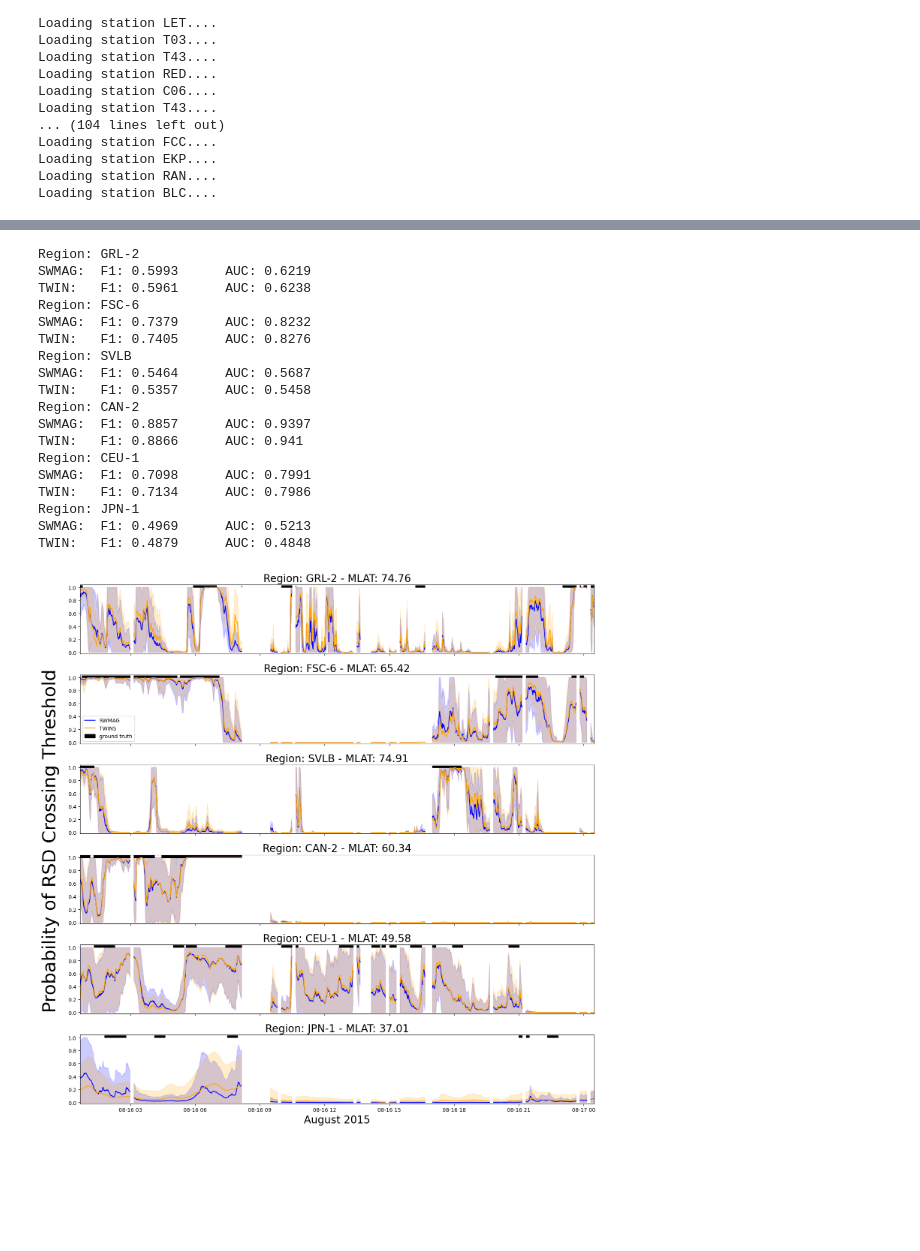
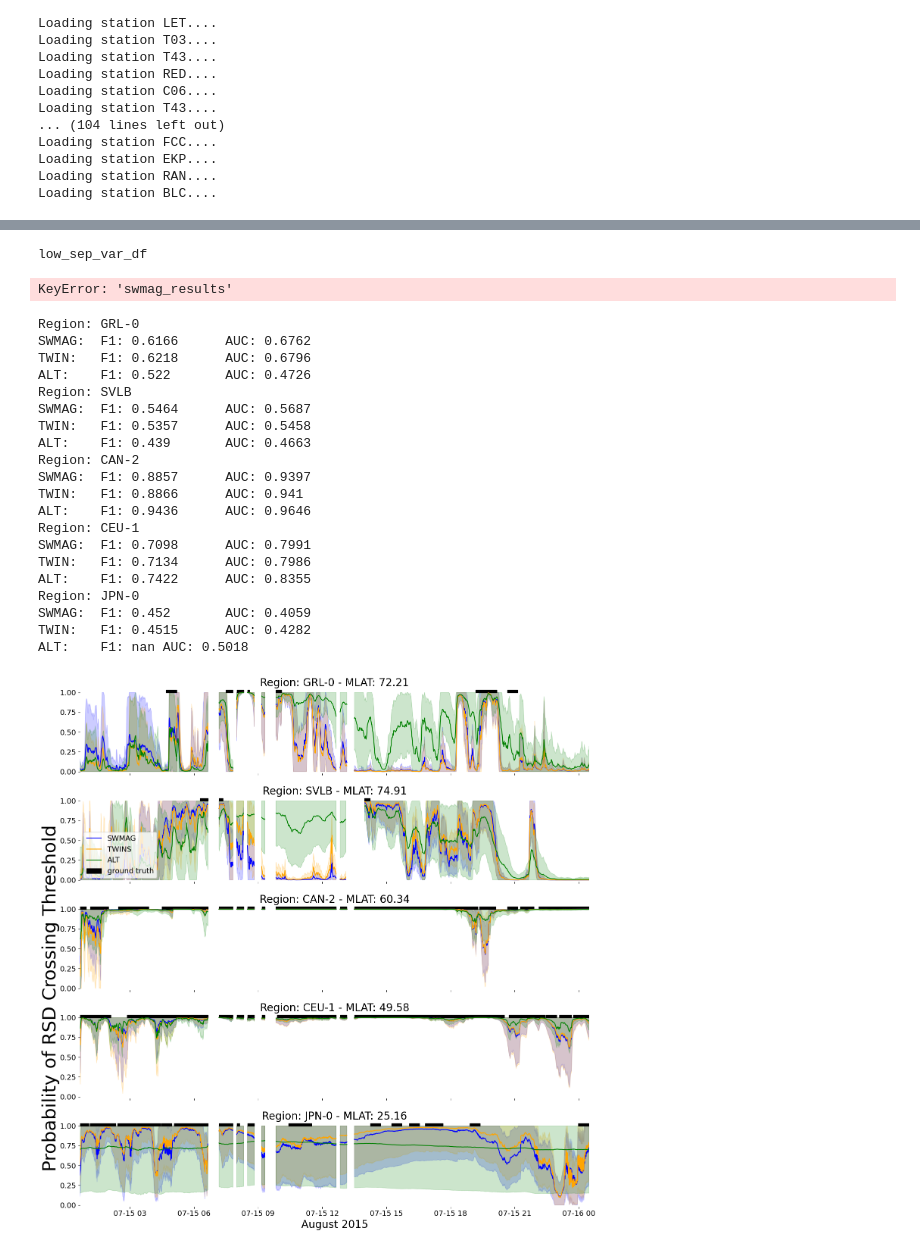
Before and after one commit to mikecoughlan/including_ion_temp_maps, a Jupyter notebook: examining_results.ipynb, the cells around one changed output, grey strips where cells are left out. Cells and saved outputs as stored; diff of their text form; code cells hidden in the pictures; blank space fills up the shorter version.

Commit message:
plotting updates

```diff
--- a/examining_results.ipynb
+++ b/examining_results.ipynb
@@ -71,20 +752,31 @@ Loading station BLC....
 # %%
-swmag_auc, maxpool_auc, alt_auc, swmag_roc, maxpool_roc, alt_maxpool, mean_lat = [], [], [], [], [], [], []
+swmag_auc, maxpool_auc, alt_auc, alt_v2_auc, dbht_auc, swmag_roc, maxpool_roc, alt_roc, alt_v2_roc, dbht_roc, mean_lat = [], [], [], [], [], [], [], [], [], [], []
 for key in results.keys():
-
+	print(key)
 	roc = roc_curve(y_true=results[key]['swmag_results']['actual'], y_score=results[key]['swmag_results']['predicted_mean'])
 	swmag_roc.append(auc(roc[0], roc[1]))
 	roc = roc_curve(y_true=results[key]['twins_results']['actual'], y_score=results[key]['twins_results']['predicted_mean'])
 	maxpool_roc.append(auc(roc[0], roc[1]))
 	roc = roc_curve(y_true=results[key]['alt_results']['actual'], y_score=results[key]['alt_results']['predicted_mean'])
-	alt_maxpool.append(auc(roc[0], roc[1]))
+	alt_roc.append(auc(roc[0], roc[1]))
+	roc = roc_curve(y_true=results[key]['alt_v2']['actual'], y_score=results[key]['alt_v2']['predicted_mean'])
+	alt_v2_roc.append(auc(roc[0], roc[1]))
+	roc = roc_curve(y_true=results[key]['dbht']['actual'], y_score=results[key]['dbht']['predicted_mean'])
+	dbht_roc.append(auc(roc[0], roc[1]))
 	prec, rec, __ = precision_recall_curve(y_true=results[key]['swmag_results']['actual'], probas_pred=results[key]['swmag_results']['predicted_mean'])
 	swmag_auc.append(auc(rec, prec))
 	prec, rec, __ = precision_recall_curve(y_true=results[key]['twins_results']['actual'], probas_pred=results[key]['twins_results']['predicted_mean'])
 	maxpool_auc.append(auc(rec, prec))
 	prec, rec, __ = precision_recall_curve(y_true=results[key]['alt_results']['actual'], probas_pred=results[key]['alt_results']['predicted_mean'])
 	alt_auc.append(auc(rec, prec))
+	prec, rec, __ = precision_recall_curve(y_true=results[key]['alt_v2']['actual'], probas_pred=results[key]['alt_v2']['predicted_mean'])
+	alt_v2_auc.append(auc(rec, prec))
+	prec, rec, __ = precision_recall_curve(y_true=results[key]['dbht']['actual'], probas_pred=results[key]['dbht']['predicted_mean'])
+	dbht_auc.append(auc(rec, prec))
 	mean_lat.append(results[key]['mean_lat'])
+# %% [output]
+low_sep_var_df
+KeyError: 'swmag_results'
 # %%
 swmag_plot_df = pd.DataFrame({'mean_lat':mean_lat, 'swmag_auc':swmag_auc, 'swmag_roc':swmag_roc})
 maxpool_plot_df = pd.DataFrame({'mean_lat':mean_lat, 'twins_auc':maxpool_auc, 'twins_roc':maxpool_roc})
@@ -98,16 +794,19 @@ selected_region = 'FSC-6'
 
 def preparing_results_plotting(region, start_date, end_date):
 
-	list_oversampled = ['JPN-0', 'GRL-1', 'GRL-2', 'SVLB']
+	list_oversampled = ['JPN-0', 'GRL-1', 'GRL-2', 'SVLB', 'JPN-1']
 	if region in list_oversampled:
 		swmag_results = pd.read_feather(f'outputs/rsd/non_twins_modeling_region_{region}_version_swmag_v6-oversampling.feather')
 		twins_results = pd.read_feather(f'outputs/rsd/twins_modeling_region_{region}_version_twins_v_maxpooling_oversampling.feather')
+		alt_results = pd.read_feather(f'outputs/rsd/twins_modeling_region_{region}_version_twins_alt_method_v2_maxpooling_oversampling.feather')
 	else:
 		swmag_results = pd.read_feather(f'outputs/rsd/non_twins_modeling_region_{region}_version_swmag_v6-1.feather')
 		twins_results = pd.read_feather(f'outputs/rsd/twins_modeling_region_{region}_version_twins_v_maxpooling.feather')
+		alt_results = pd.read_feather(f'outputs/rsd/twins_modeling_region_{region}_version_twins_alt_method_v2_maxpooling.feather')
 
 	swmag_results.set_index('dates', inplace=True)
 	twins_results.set_index('dates', inplace=True)
+	alt_results.set_index('dates', inplace=True)
 
 	print(f'Region: {sel_reg}')
 	prec, rec, __ = precision_recall_curve(y_true=swmag_results['actual'], probas_pred=swmag_results['predicted_mean'])
@@ -122,6 +821,12 @@ def preparing_results_plotting(region, start_date, end_date):
 	# MI = mutual_info_score(twins_results['actual'], twins_results['predicted_mean'])
 	print(f'TWIN: \tF1: {round(f1[np.argmax(f1)], 4)}\tAUC: {round(area, 4)}')
 
+	prec, rec, __ = precision_recall_curve(y_true=alt_results['actual'], probas_pred=alt_results['predicted_mean'])
+	f1 = 2 * (prec * rec) / (prec + rec)
+	area = auc(rec, prec)
+	# MI = mutual_info_score(alt_results['actual'], alt_results['predicted_mean'])
+	print(f'ALT: \tF1: {round(f1[np.argmax(f1)], 4)}\tAUC: {round(area, 4)}')
+
 	# start_date = '2012-03-06 00:00:00'
 	# end_date = '2012-03-10 12:00:00'
 
@@ -132,19 +837,24 @@ def preparing_results_plotting(region, start_date, end_date):
 	plotting_df = plotting_df.join(swmag_results['predicted_std'], how='left')
 	plotting_df = plotting_df.join(twins_results['predicted_mean'], how='left', rsuffix='_twins')
 	plotting_df = plotting_df.join(twins_results['predicted_std'], how='left', rsuffix='_twins')
+	plotting_df = plotting_df.join(alt_results['predicted_mean'], how='left', rsuffix='_alt')
+	plotting_df = plotting_df.join(alt_results['predicted_std'], how='left', rsuffix='_alt')
 	plotting_df['swmag_fill_bottom'] = plotting_df['predicted_mean'] - plotting_df['predicted_std']
 	plotting_df['swmag_fill_top'] = plotting_df['predicted_mean'] + plotting_df['predicted_std']
 	plotting_df['twins_fill_bottom'] = plotting_df['predicted_mean_twins'] - plotting_df['predicted_std_twins']
 	plotting_df['twins_fill_top'] = plotting_df['predicted_mean_twins'] + plotting_df['predicted_std_twins']
+	plotting_df['alt_fill_bottom'] = plotting_df['predicted_mean_alt'] - plotting_df['predicted_std_alt']
+	plotting_df['alt_fill_top'] = plotting_df['predicted_mean_alt'] + plotting_df['predicted_std_alt']
 	plotting_df.clip(lower=0, upper=1, inplace=True)
 	plotting_df['bottom'] = plotting_df['actual']*1.00
 	plotting_df['top'] = plotting_df['actual']*1.03
 
 	return plotting_df
 
-start_date = '2015-08-10 00:00:00'
-end_date = '2015-08-20 12:00:00'
-selected_regions = ['GRL-2', 'FSC-6', 'SVLB', 'CAN-2', 'CEU-1', 'JPN-1']
+start_date = '2012-07-10 00:00:00'
+end_date = '2012-07-16 12:00:00'
+# selected_regions = ['GRL-2', 'FSC-6', 'SVLB', 'CAN-2', 'CEU-1', 'JPN-1']
+selected_regions = ['GRL-0', 'SVLB', 'CAN-2', 'CEU-1', 'JPN-0']
 
 fig, axes = plt.subplots(len(selected_regions), 1, figsize=(15, 15), sharex=True)
 
@@ -156,40 +866,44 @@ for i, sel_reg in enumerate(selected_regions):
 	z2=np.array(plotting_df['top'])
 
 	axes[i].plot(plotting_df.loc[start_date:end_date, 'predicted_mean'], color='blue', label='SWMAG')
 	axes[i].fill_between(plotting_df.loc[start_date:end_date].index, plotting_df.loc[start_date:end_date, 'swmag_fill_bottom'], plotting_df.loc[start_date:end_date, 'swmag_fill_top'], color='blue', alpha=0.2)
 	axes[i].plot(plotting_df.loc[start_date:end_date, 'predicted_mean_twins'], color='orange', label='TWINS')
 	axes[i].fill_between(plotting_df.loc[start_date:end_date].index, plotting_df.loc[start_date:end_date, 'twins_fill_bottom'], plotting_df.loc[start_date:end_date, 'twins_fill_top'], color='orange', alpha=0.2)
+	axes[i].plot(plotting_df.loc[start_date:end_date, 'predicted_mean_alt'], color='green', label='ALT')
+	axes[i].fill_between(plotting_df.loc[start_date:end_date].index, plotting_df.loc[start_date:end_date, 'alt_fill_bottom'], plotting_df.loc[start_date:end_date, 'alt_fill_top'], color='green', alpha=0.2)
 	axes[i].fill_between(plotting_df.index, plotting_df['bottom'], plotting_df['top'], where=z2>z1, alpha=1, label='ground truth', color='black')
 	mlat = str(round(results[sel_reg]['mean_lat'], 2))
 	axes[i].set_title(f'Region: {sel_reg} - MLAT: {mlat}', fontsize=20)
 	plt.margins(x=0, y=0)
 	axes[i].set_ylim(-0.02,1.04)
 
 axes[1].legend(loc='lower left')
 axes[(len(selected_regions)-1)//2].set_ylabel('Probability of RSD Crossing Threshold', fontsize=35)
 axes[(len(selected_regions)-1)//2].yaxis.set_label_coords(-0.04,-0.1)
 axes[len(selected_regions)-1].set_xlabel('August 2015', fontsize=20)
 plt.subplots_adjust(wspace=1, hspace=1)
 plt.tight_layout()
 
 plt.savefig(f'plots/GEM_2024_plots/regions_example.png')
 # %% [output]
-Region: GRL-2
-SWMAG:  F1: 0.5993      AUC: 0.6219
-TWIN:   F1: 0.5961      AUC: 0.6238
-Region: FSC-6
-SWMAG:  F1: 0.7379      AUC: 0.8232
-TWIN:   F1: 0.7405      AUC: 0.8276
+Region: GRL-0
+SWMAG:  F1: 0.6166      AUC: 0.6762
+TWIN:   F1: 0.6218      AUC: 0.6796
+ALT:    F1: 0.522       AUC: 0.4726
 Region: SVLB
 SWMAG:  F1: 0.5464      AUC: 0.5687
 TWIN:   F1: 0.5357      AUC: 0.5458
+ALT:    F1: 0.439       AUC: 0.4663
 Region: CAN-2
 SWMAG:  F1: 0.8857      AUC: 0.9397
 TWIN:   F1: 0.8866      AUC: 0.941
+ALT:    F1: 0.9436      AUC: 0.9646
 Region: CEU-1
 SWMAG:  F1: 0.7098      AUC: 0.7991
 TWIN:   F1: 0.7134      AUC: 0.7986
-Region: JPN-1
-SWMAG:  F1: 0.4969      AUC: 0.5213
-TWIN:   F1: 0.4879      AUC: 0.4848
+ALT:    F1: 0.7422      AUC: 0.8355
+Region: JPN-0
+SWMAG:  F1: 0.452       AUC: 0.4059
+TWIN:   F1: 0.4515      AUC: 0.4282
+ALT:    F1: nan AUC: 0.5018
-[figure, old version]
+[figure, new version]
```
Also changed, not shown: parts of 13 cells of this notebook, 1 other file.
